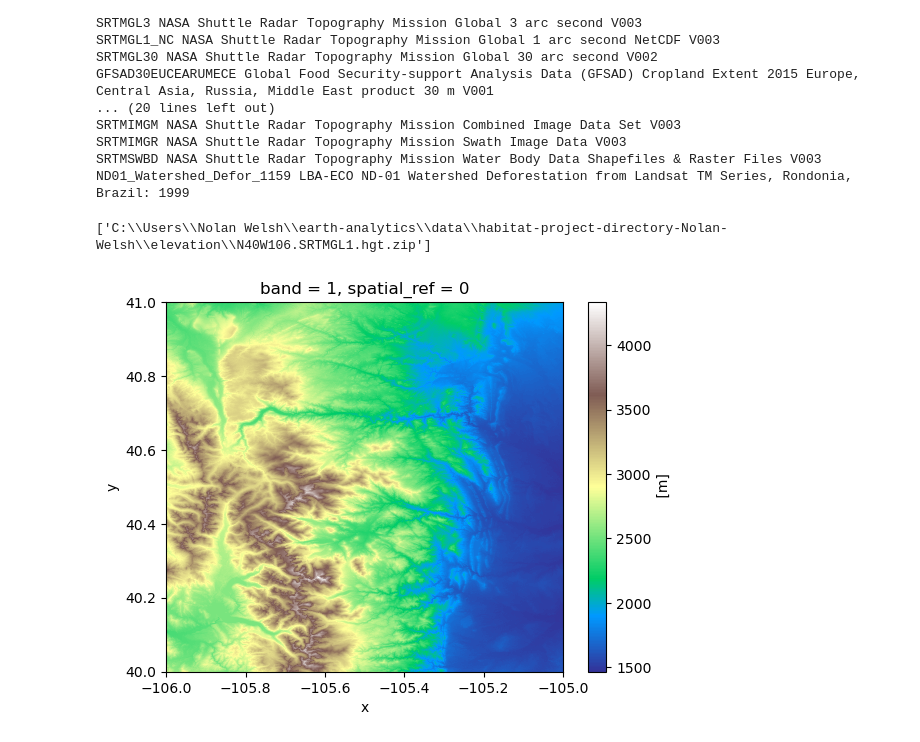
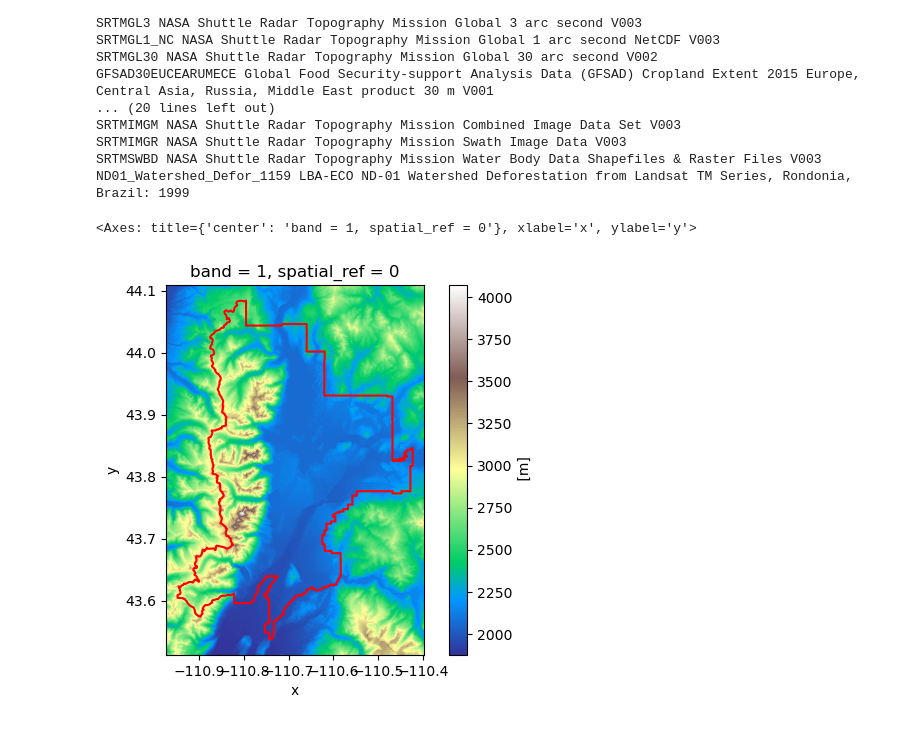
Before and after one commit to npwelsh/habitat_suitability, a Jupyter notebook: Tetraneuris-grandiflora_Elevation.ipynb, the cells around one changed output. Drawn from its saved outputs; the diff is of its cells as text; code cells hidden in the pictures.

Commit message:
Finish Prelime Elevation, Start Climate Download

```diff
--- a/Tetraneuris-grandiflora_Elevation.ipynb
+++ b/Tetraneuris-grandiflora_Elevation.ipynb
@@ -51,22 +52,35 @@ SRTMSWBD NASA Shuttle Radar Topography Mission Water Body Data Shapefiles & Rast
 ND01_Watershed_Defor_1159 LBA-ECO ND-01 Watershed Deforestation from Landsat TM Series, Rondonia, Brazil: 1999
 # %%
 # do a data search over gdf bounds and download data
+
+#set up data path
 strm_pattern = os.path.join(elev_data_dir, '*.hgt.zip')
+
+#set bounds and buffer, will use buffer later for plots
+bounds = tuple(teton_gdf.total_bounds)
+buffer =.025
+xmin, ymin, xmax, ymax = bounds
+bounds_buffer = (xmin-buffer, ymin-buffer, xmax+buffer, ymax+buffer)
+
 if not glob(strm_pattern):
-    for _, row in aoi_gdf.iterrows():
-        bounds = tuple(row.geometry.bounds)
+        print(bounds)
         strm_results = earthaccess.search_data(
             short_name = 'SRTMGL1',
             bounding_box=bounds
         )
-
-earthaccess.download(strm_results, elev_data_dir)
+        earthaccess.download(strm_results, elev_data_dir)
-# %% [output]
-['C:\\Users\\Nolan Welsh\\earth-analytics\\data\\habitat-project-directory-Nolan-Welsh\\elevation\\N40W106.SRTMGL1.hgt.zip']
 # %%
-#plot data download
+#merge raster files and plot data download
+strm_da_list = []
+
 for strm_path in glob(strm_pattern):
-    strm_da = rxr.open_rasterio(strm_path, mask_and_scale=True).squeeze()
-    strm_da.plot(cmap='terrain')
+    tile_da = rxr.open_rasterio(strm_path, mask_and_scale=True).squeeze()
+    cropped_da =tile_da.rio.clip_box(*bounds_buffer)
+    strm_da_list.append(cropped_da)
+
+strm_da = rxrmerge.merge_arrays(strm_da_list)
+strm_da.plot(cmap='terrain')
+teton_gdf.boundary.plot(ax=plt.gca(), color ='red')
 # %% [output]
+<Axes: title={'center': 'band = 1, spatial_ref = 0'}, xlabel='x', ylabel='y'>
-[figure, old version]
+[figure, new version]
```
Also changed, not shown: parts of 4 cells of this notebook, 3 other files.
